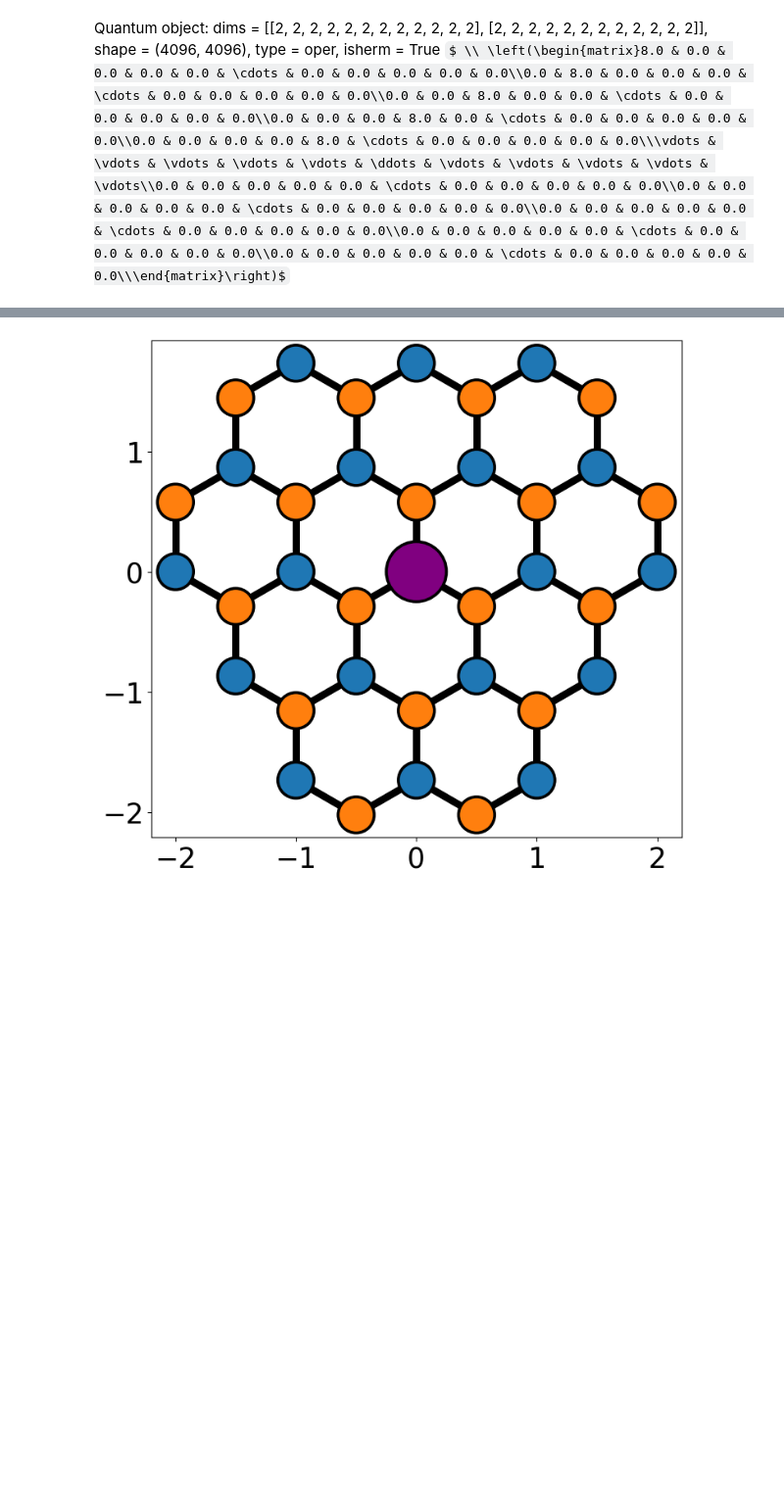
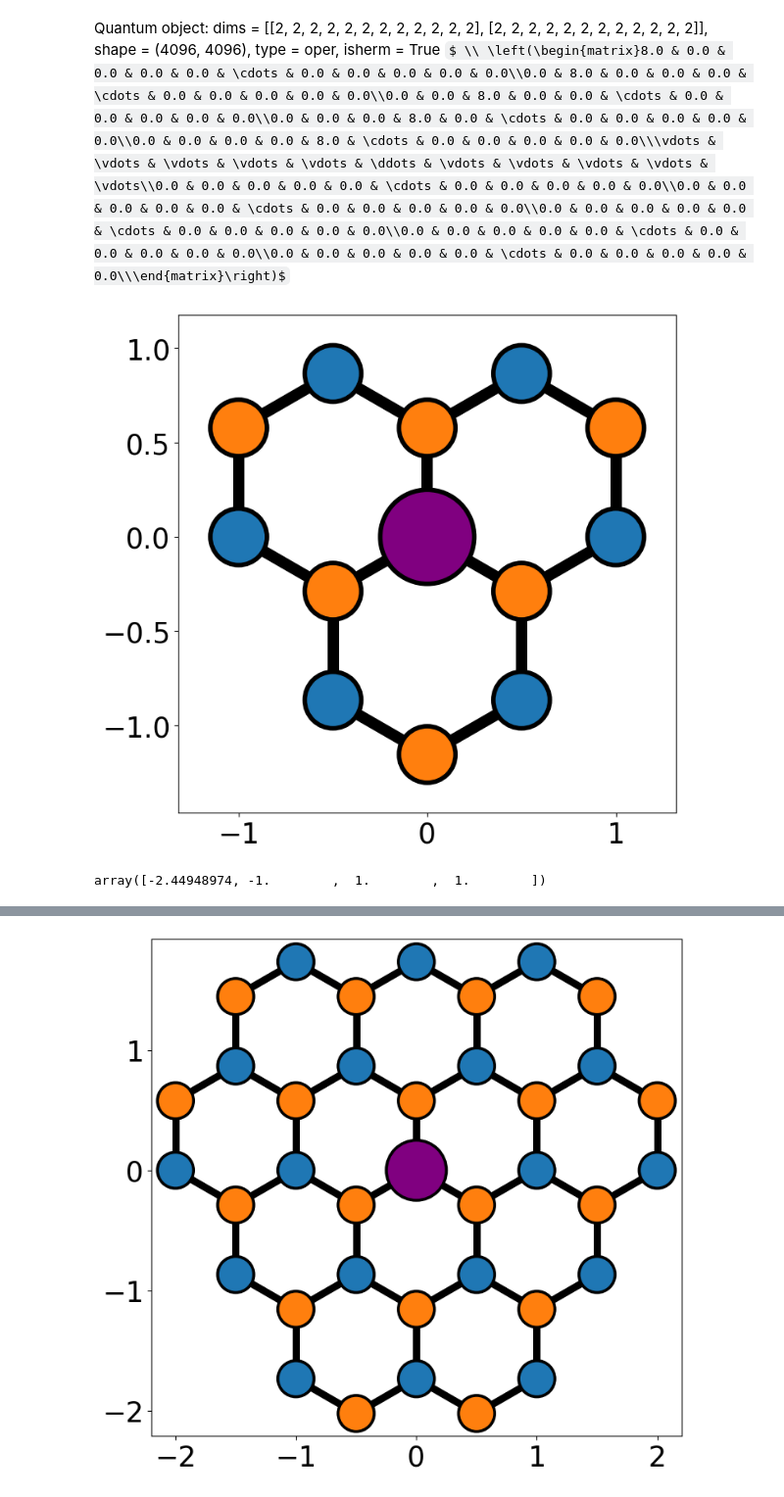
Before and after one commit to Paragon1997/Repository2023, a Jupyter notebook: Graph0Utestv2.ipynb, the cells around one changed output, grey strips where cells are left out. Shown: that part at 98% size. Drawn from its saved outputs; the diff is of its cells as text; code cells hidden in the pictures; some formulas as TeX source; blank space fills up the shorter version.

```diff
--- a/Graph0Utestv2.ipynb
+++ b/Graph0Utestv2.ipynb
@@ -41,0 +84,40 @@ Quantum object: dims = [[2, 2, 2, 2, 2, 2, 2, 2, 2, 2, 2, 2], [2, 2, 2, 2, 2, 2,
+# %%
+def Graphenecirclestruct(r=1.5, t=1):
+    def circle(pos):
+        return pos[0]**2 + pos[1]**2 < r**2
+    lat,syst=kwant.lattice.honeycomb(norbs=1),kwant.Builder()
+    syst[lat.shape(circle, (0, 0))],syst[lat.neighbors()] = 0,-t
+    return syst.finalized()
+
+def GrapheneAnalyzer(imp,fsyst,colorbnd,filename,omega=np.linspace(-8,8,4001),etaco=[0.02,1e-24],omegastat=100001):
+    """GrapheneAnalyzer(imp,fsyst,colorbnd,filename,omega=np.linspace(-8,8,4001),etaco=[0.02,1e-24],omegastat=100001).
+Returns data regarding a defined graphene circular structure such as the corresponding Green's function."""
+    def plotsize(i): return 0.208 if i == imp else 0.125
+    def family_color(i):
+        if i == imp: return 'purple'
+        elif i<colorbnd: return (31/255,119/255,180/255,255/255)
+        else: return (255/255,127/255,14/255,255/255)
+    plt.ion()
+    plt.rc('legend', fontsize=25)
+    plt.rc('font', size=25)
+    plt.rc('xtick', labelsize=25)
+    plt.rc('ytick', labelsize=25)
+    plot=kwant.plot(fsyst,unit=1.2 ,hop_lw=0.05,site_size=plotsize,site_color=family_color,site_lw=0.02,fig_size=[10,8])
+    plot.tight_layout()
+    plt.show()
+    plt.pause(5)
+    plt.close()
+    (eig,P),eta=scipy.linalg.eigh(fsyst.hamiltonian_submatrix(sparse=False)),etaco[0]*abs(omega)+etaco[1]
+    eta[int(np.round(len(omega)/2))]=1e-6
+    return np.abs(P[imp][:])**2/np.linalg.norm(np.abs(P[imp][:])),[np.sum([(abs(Pv[i])**2)/(omega-eigv+1.j*eta)
+                                    for i,eigv in enumerate(eig)],axis=0) for _,Pv in enumerate(P)][imp],eig,[np.sum([(abs(Pv[i])**2)
+                                    /(np.linspace(min(omega),max(omega),omegastat)-eigv+1.j*(etaco[0]*abs(np.linspace(min(omega),max(omega),omegastat))+etaco[1]))
+                                    for i,eigv in enumerate(eig)],axis=0) for _,Pv in enumerate(P)][imp]
+# %%
+psi,SPG,eig,SPrho0=GrapheneAnalyzer(3,Graphenecirclestruct(1.5,1),7,'GrapheneCirc'+str(1.5)+'r')
+# %% [output]
+[figure, added]
+# %%
+np.sort(np.random.choice(eig, poles,p=psi,replace=False))
+# %% [output]
+array([-2.44948974, -1.        ,  1.        ,  1.        ])
```
Also changed, not shown: parts of 11 cells of this notebook, 1 other file.
